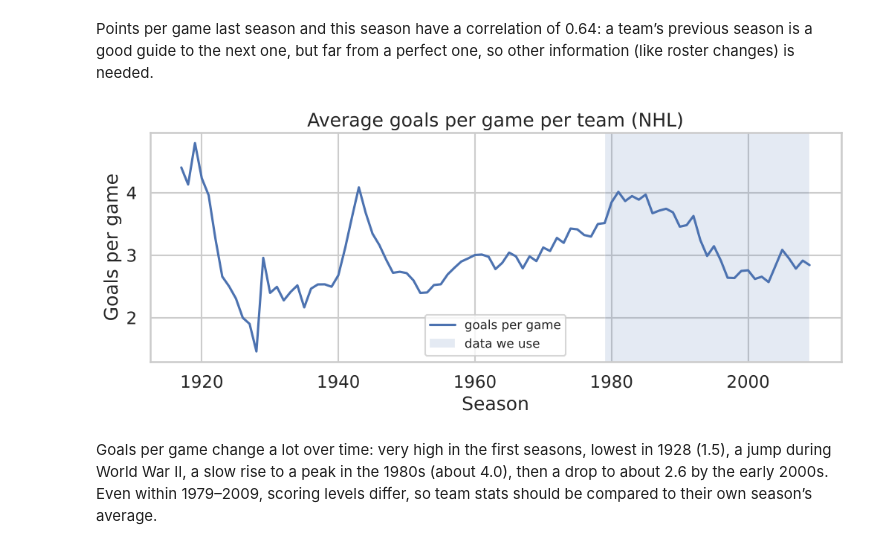
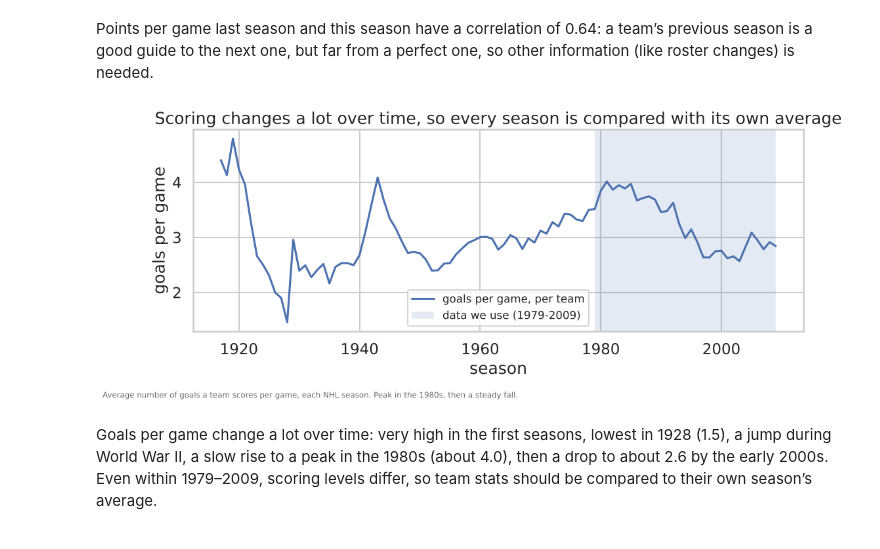
Before and after one commit to up202303702/AC, a Jupyter notebook: notebooks/01_data_overview.ipynb, the cells around one changed output. Cells and saved outputs as stored; diff of their text form; code cells hidden in the pictures.

```diff
--- a/notebooks/01_data_overview.ipynb
+++ b/notebooks/01_data_overview.ipynb
@@ -495,14 +501,17 @@ plt.savefig(FIG / "points_last_vs_this.png", bbox_inches="tight"); plt.show()
 # %% [markdown]
 Points per game last season and this season have a correlation of 0.64: a team’s previous season is a good guide to the next one, but far from a perfect one, so other information (like roster changes) is needed.
 # %%
+from src.plot_labels import footnote
 plt.figure(figsize=(12, 4))
-plt.plot(nhl.groupby("year")["gf_per_game"].mean(), label="goals per game")
-plt.axvspan(1979, 2009, alpha=0.15, label="data we use")
+plt.plot(nhl.groupby("year")["gf_per_game"].mean(), label="goals per game, per team")
+plt.axvspan(1979, 2009, alpha=0.15, label="data we use (1979-2009)")
 plt.legend(fontsize=12)
-plt.title("Average goals per game per team (NHL)"); plt.ylabel("Goals per game"); plt.xlabel("Season")
+plt.title("Scoring changes a lot over time, so every season is compared with its own average")
+plt.ylabel("goals per game"); plt.xlabel("season")
+footnote(plt.gcf(), "Average number of goals a team scores per game, each NHL season. Peak in the 1980s, then a steady fall.", y=-0.12)
 plt.savefig(FIG / "goals_per_game.png", bbox_inches="tight"); plt.show()
 # %% [output]
-[figure, old version]
+[figure, new version]
 # %% [markdown]
 Goals per game change a lot over time: very high in the first seasons, lowest in 1928 (1.5), a jump during World War II, a slow rise to a peak in the 1980s (about 4.0), then a drop to about 2.6 by the early 2000s. Even within 1979–2009, scoring levels differ, so team stats should be compared to their own season’s average.
 # %%
```
Also changed, not shown: parts of 9 cells of this notebook, 32 other files.
